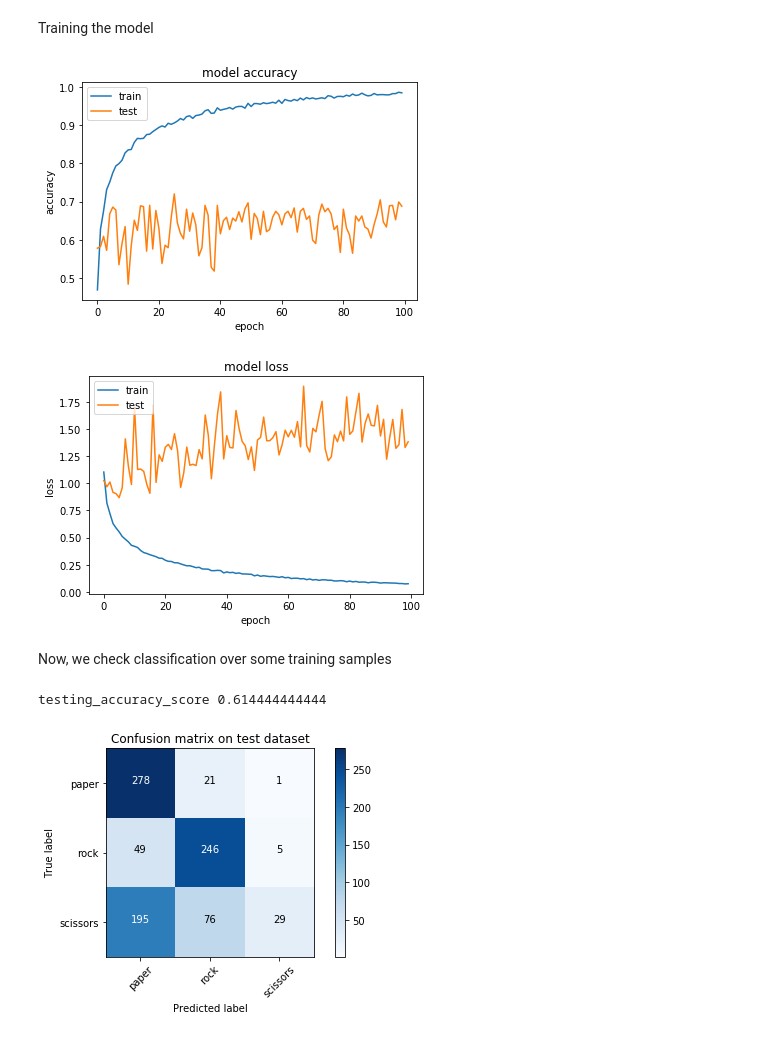
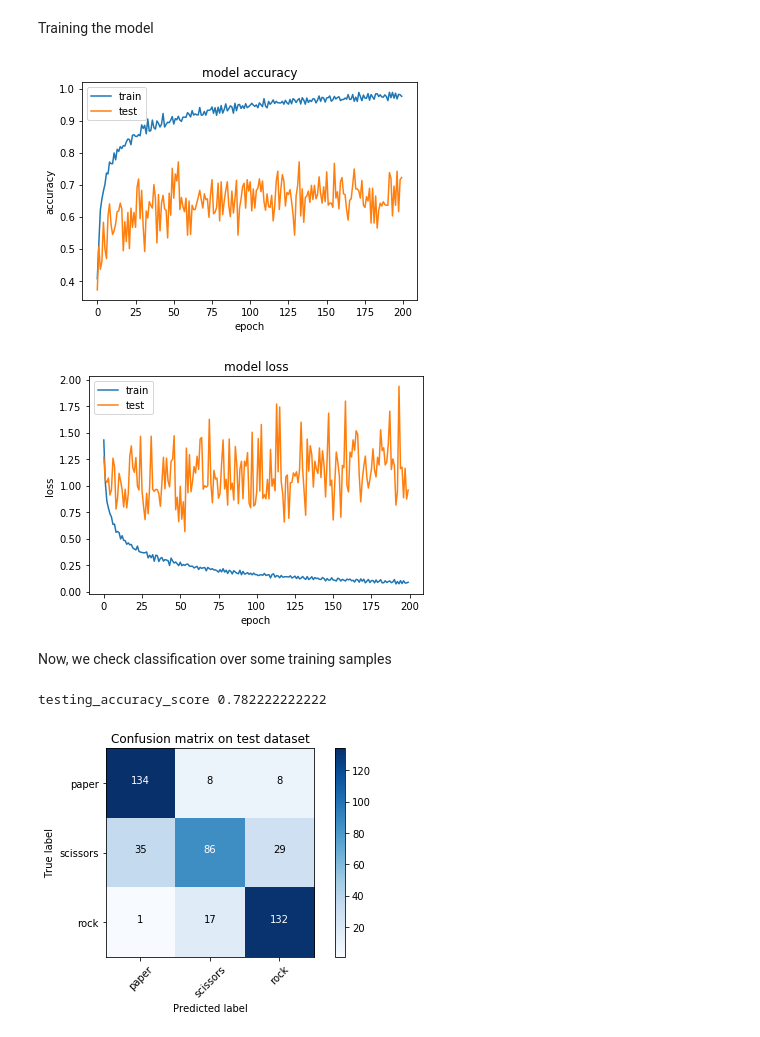
Before and after one commit to juanneilson/machine-learning, a Jupyter notebook: projects/capstone/Cachipun.ipynb, the cells around one changed output. Drawn from its saved outputs; the diff is of its cells as text; code cells hidden in the pictures.

```diff
--- a/projects/capstone/Cachipun.ipynb
+++ b/projects/capstone/Cachipun.ipynb
@@ -310,7 +325,7 @@ Here we define the model
 model_1 = Sequential()
 print(features_array_train.shape[1:])
 model_1.add(GlobalAveragePooling2D(input_shape=features_array_train.shape[1:]) )
-model_1.add(MaxPooling2D(pool_size=(2,2) ) )
+#model_1.add(Dropout(0.1) )
 model_1.add(Dense(3, activation='softmax') )
 model_1.summary()
 # %% [output]
@@ -340,50 +365,50 @@ def plot_training_history(history):
 Training the model
 # %%
 #Train the model.
-checkpointer = ModelCheckpoint(filepath='saved_models/weights.best.model_1.hdf5',
+checkpointer = ModelCheckpoint(filepath='saved_models/weights.best.model_1_b.hdf5',
                                verbose=0, save_best_only=True)
 
 history = model_1.fit(features_array_train,
             train_targets_aug,
             #validation_split=0.2,
             validation_data=(features_array_valid, valid_targets_aug),
-            epochs=100, batch_size=90, callbacks=[checkpointer], verbose=0,
+            epochs=200, batch_size=400, callbacks=[checkpointer], verbose=0,
             shuffle=True)
 plot_training_history(history)
 # %% [output]
-[figure, old version]
+[figure, new version]
-[figure, old version]
+[figure, new version]
 # %% [markdown]
 Now, we check classification over some training samples
 # %%
-model_1.load_weights('saved_models/weights.best.model_1.hdf5')
+model_1.load_weights('saved_models/weights.best.model_1_b.hdf5')
 
 def classify_features(features):
     #Calc predictions
     rps_predictions = [np.argmax(model_1.predict(np.expand_dims(tensor, axis=0))) for tensor in features]
     rps_predictions_string = [class_names[class_index] for class_index in rps_predictions]
     return rps_predictions, rps_predictions_string
 
 def classify_images(img_paths):
     paths_features = get_features_from_db(img_paths)
     return classify_features(paths_features)
 
 
 
 #Calculate accuracy score on testing set
 test_predictions, test_predictions_string = classify_features(features_array_test)
 test_targets_aug_int = get_int_targets(test_targets_aug)
 testing_accuracy_score = accuracy_score(test_targets_aug_int, test_predictions)
 testing_cm = confusion_matrix(test_targets_aug_int, test_predictions)
 print ('testing_accuracy_score', testing_accuracy_score)
 plt.figure()
 plot_confusion_matrix(testing_cm, classes=class_names,
                       title='Confusion matrix on test dataset')
 plt.show()
 #print('testing_confusion_matrix', testing_cm)
 # %% [output]
-testing_accuracy_score 0.614444444444
+testing_accuracy_score 0.782222222222
-[figure, old version]
+[figure, new version]
 # %%
 def show_prediction (img_path, pred_str):
     print('Image:', img_path, ', prediction:', pred_str)
```
Also changed, not shown: parts of 7 cells of this notebook.
